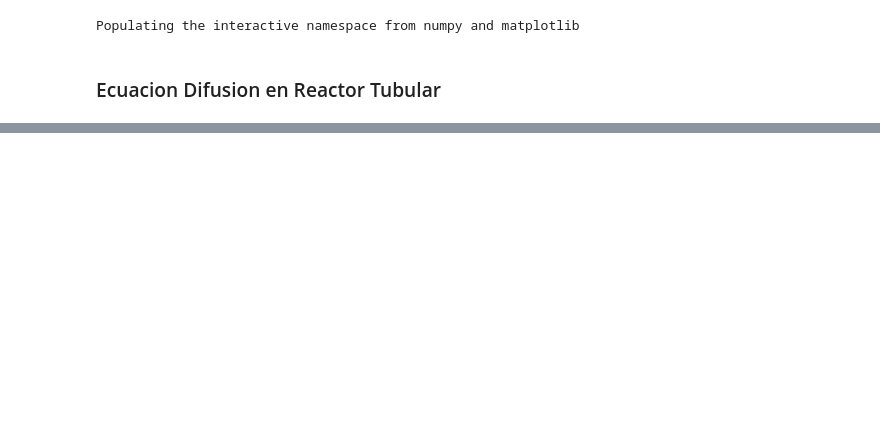
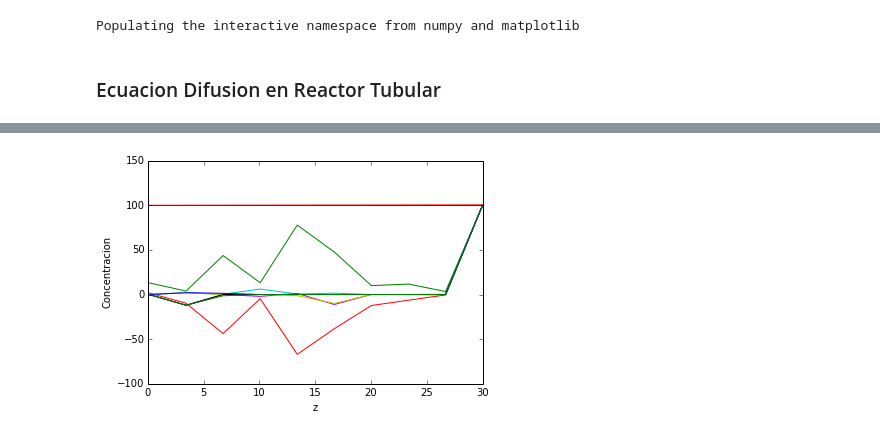
Before and after one commit to valentinaqf94/CM20151_HW6_QuirogaSanchez, a Jupyter notebook: Difusion_farra1.ipynb, the cells around one changed output, grey strips where cells are left out. Saved outputs shown, nothing was run; the diff lists cells and outputs as text; code cells hidden in the pictures; blank space fills up the shorter version.

```diff
--- a/Difusion_farra1.ipynb
+++ b/Difusion_farra1.ipynb
@@ -180,3 +189,10 @@ plt.savefig('concent.png')
+# %%
+plt.plot(z,c_pres)
+plt.ylabel('Concentracion')
+plt.xlabel('z')
+plt.savefig('concentr1D.png')
+# %% [output]
+[figure, added]
 # %%
 #escoger un tiempo dado y graficar la T y C haciendo variar el Z en 2D y variar el otro parametro
 #O en 3D hacer un grafico de T Z C
```
Also changed, not shown: parts of 12 cells of this notebook.
